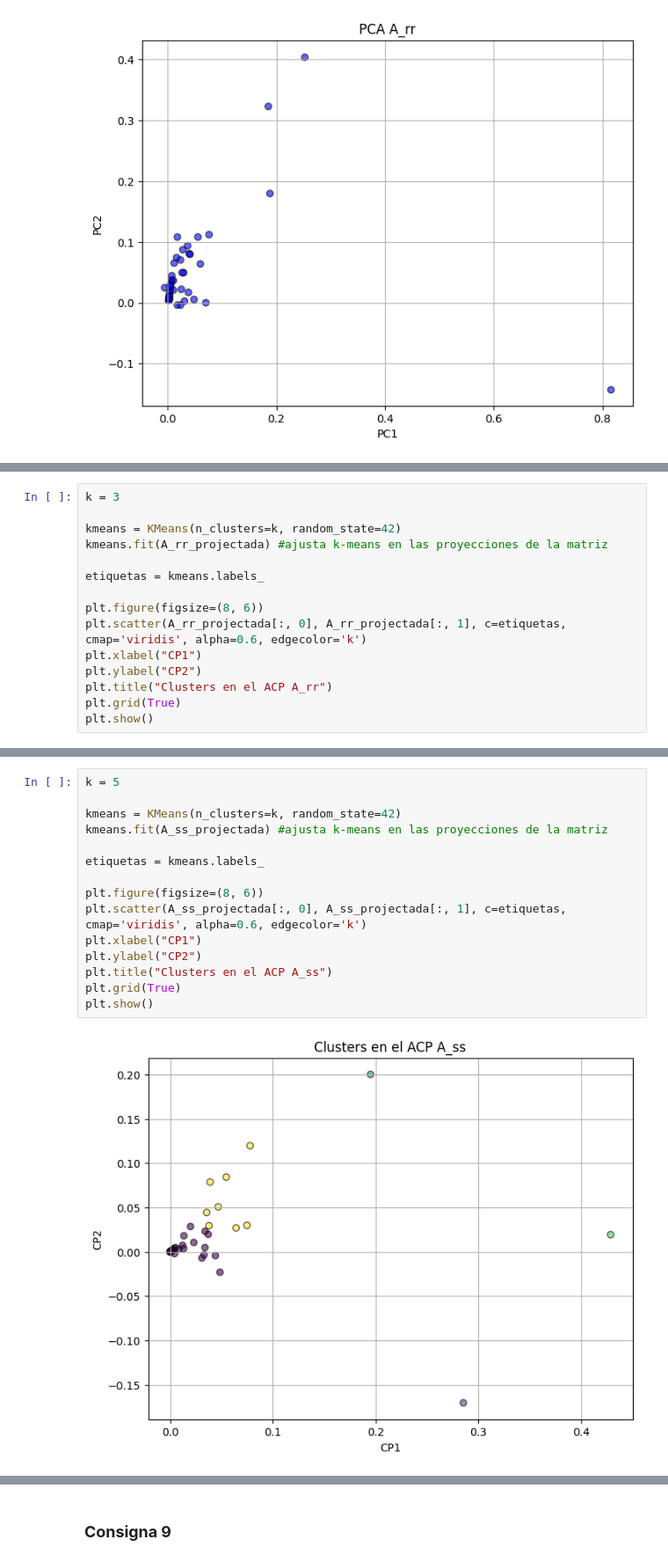
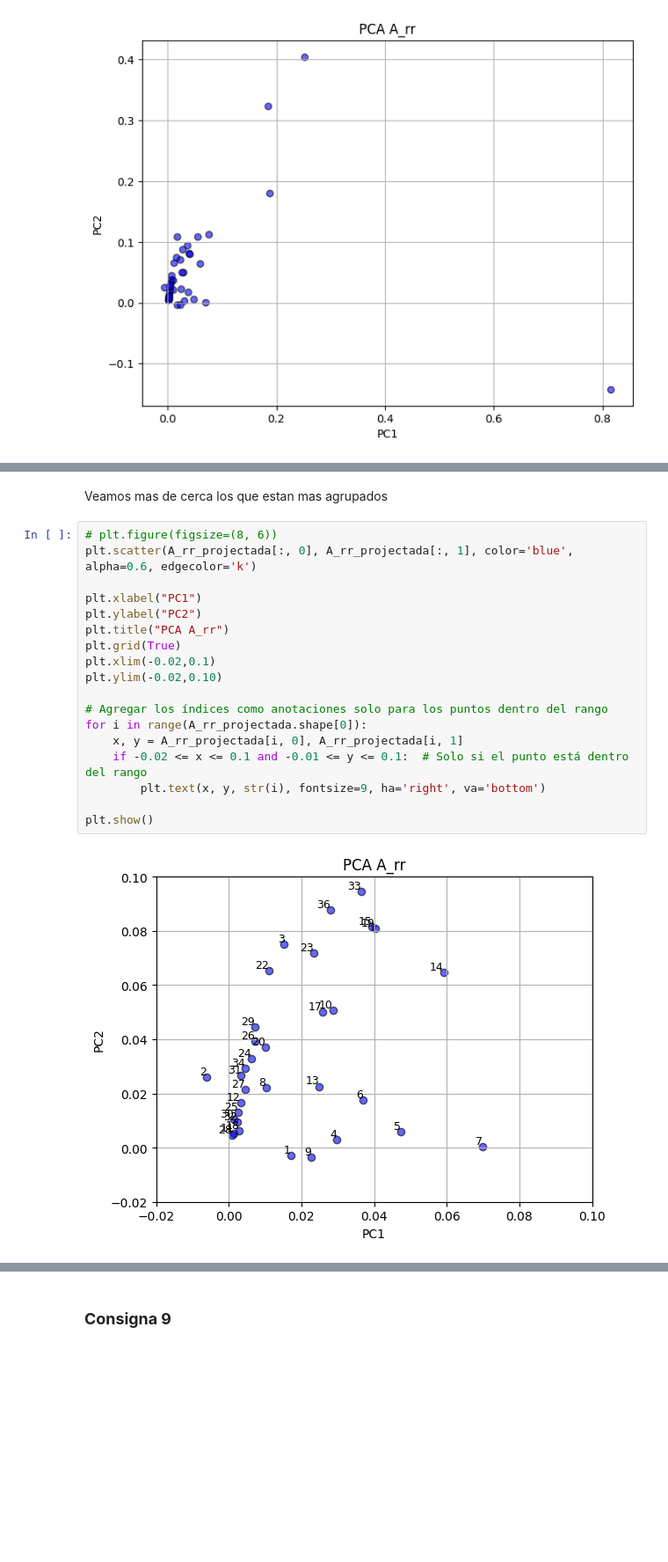
Before and after one commit to Gabrielnm7/ALC-FCEN_UBA, a Jupyter notebook: TP2/grupo_abeliano_TP2.ipynb, the cells around one changed output, grey strips where cells are left out. Shown: that part at 88% size. Saved outputs shown, nothing was run; the diff lists cells and outputs as text; blank space fills up the shorter version.

Commit message:
punto 8 corregido

```diff
--- a/TP2/grupo_abeliano_TP2.ipynb
+++ b/TP2/grupo_abeliano_TP2.ipynb
@@ -846,15 +822,0 @@ Tomemos $k=3$:
-# %%
-k = 3
-
-kmeans = KMeans(n_clusters=k, random_state=42)
-kmeans.fit(A_rr_projectada) #ajusta k-means en las proyecciones de la matriz
-
-etiquetas = kmeans.labels_
-
-plt.figure(figsize=(8, 6))
-plt.scatter(A_rr_projectada[:, 0], A_rr_projectada[:, 1], c=etiquetas, cmap='viridis', alpha=0.6, edgecolor='k')
-plt.xlabel("CP1")
-plt.ylabel("CP2")
-plt.title("Clusters en el ACP A_rr")
-plt.grid(True)
-plt.show()
@@ -920,17 +823,22 @@ plt.show()
-# %%
-k = 5
-
-kmeans = KMeans(n_clusters=k, random_state=42)
-kmeans.fit(A_ss_projectada) #ajusta k-means en las proyecciones de la matriz
-
-etiquetas = kmeans.labels_
-
-plt.figure(figsize=(8, 6))
-plt.scatter(A_ss_projectada[:, 0], A_ss_projectada[:, 1], c=etiquetas, cmap='viridis', alpha=0.6, edgecolor='k')
-plt.xlabel("CP1")
-plt.ylabel("CP2")
-plt.title("Clusters en el ACP A_ss")
-plt.grid(True)
-plt.show()
-# %% [output]
-[figure, removed]
+# %% [markdown]
+Veamos mas de cerca los que estan mas agrupados
+# %%
+# plt.figure(figsize=(8, 6))
+plt.scatter(A_rr_projectada[:, 0], A_rr_projectada[:, 1], color='blue', alpha=0.6, edgecolor='k')
+
+plt.xlabel("PC1")
+plt.ylabel("PC2")
+plt.title("PCA A_rr")
+plt.grid(True)
+plt.xlim(-0.02,0.1)
+plt.ylim(-0.02,0.10)
+
+# Agregar los índices como anotaciones solo para los puntos dentro del rango
+for i in range(A_rr_projectada.shape[0]):
+    x, y = A_rr_projectada[i, 0], A_rr_projectada[i, 1]
+    if -0.02 <= x <= 0.1 and -0.01 <= y <= 0.1:  # Solo si el punto está dentro del rango
+        plt.text(x, y, str(i), fontsize=9, ha='right', va='bottom')
+
+plt.show()
+# %% [output]
+[figure, added]
```
Also changed, not shown: parts of 18 cells of this notebook.
